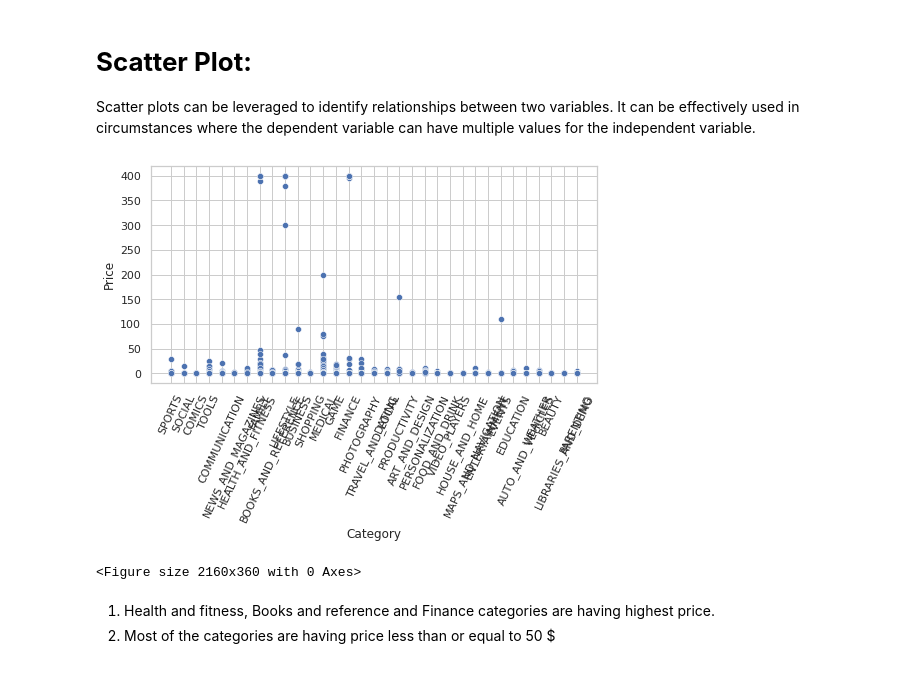
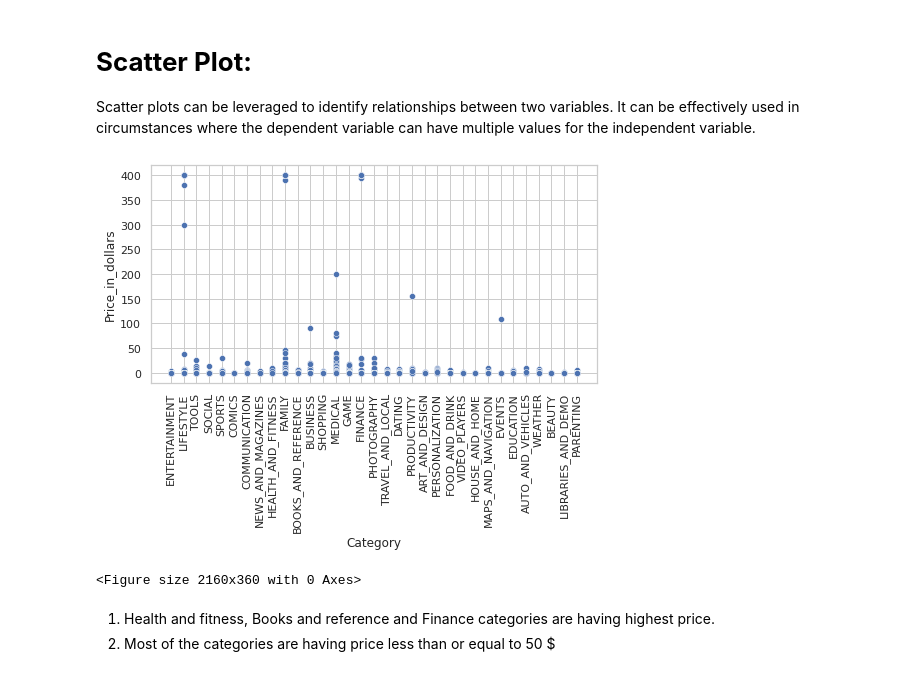
Before and after one commit to Mahima2208/EDA_PlayStore_Apps_Analysis, a Jupyter notebook: MAHIMA_PHALKEY_Play_Store_App_Review_Analysis_Capstone_Project.ipynb, the cells around one changed output. Saved outputs shown, nothing was run; the diff lists cells and outputs as text; code cells hidden in the pictures.

```diff
--- a/MAHIMA_PHALKEY_Play_Store_App_Review_Analysis_Capstone_Project.ipynb
+++ b/MAHIMA_PHALKEY_Play_Store_App_Review_Analysis_Capstone_Project.ipynb
@@ -599,4 +592,4 @@ play_store_df_1['Size']=round(play_store_df_1['Size'].astype(float),2)
 #Converting Reviews data type to int
 play_store_df_1['Reviews']=play_store_df_1['Reviews'].astype(int)
 #Renaming the Size column name to Size in MB
-play_store_df_1.rename(columns={'Size':'Size in MB'},inplace=True)
+play_store_df_1.rename(columns={'Size':'Size_in_MB'},inplace=True)
@@ -603,3 +608,20 @@ play_store_df_1.rename(columns={'Size':'Size in MB'},inplace=True)
+# %%
+#Removing - and values from column
+def hyphen_values_removal(data):
+  split_string = data.split("-", 1)
+  substring = split_string[0]
+  return substring
+# Removing data after second dot
+def irregular_data(text):
+  k=  (text.find(".")) #find "." in a string
+  m = (text.find(".", k+1)) #Find second "." in a string
+  new_string = text[:m]
+  return new_string
 # %%
 #Removing and up from Android Ver column
-play_store_df_1['Android Ver']=play_store_df_1['Android Ver'].apply(lambda x: str(x).replace('and up','') if 'and up' in str(x) else x)
+play_store_df_1['Android_Ver']=play_store_df_1['Android_Ver'].apply(lambda x: str(x).replace('and up','') if 'and up' in str(x) else x)
+#Removing W from column
+play_store_df_1['Android_Ver']=play_store_df_1['Android_Ver'].apply(lambda x: x.replace('W','') if 'W' in str(x) else x)
+#Removing - and removing data after second .
+play_store_df_1['Android_Ver']=play_store_df_1['Android_Ver'].apply(lambda x: hyphen_values_removal(x) if '-' in str(x) else x)
+play_store_df_1['Android_Ver']=play_store_df_1['Android_Ver'].apply(lambda x: irregular_data(x) if '.' in str(x) else x)
@@ -606,6 +634,6 @@ play_store_df_1['Android Ver']=play_store_df_1['Android Ver'].apply(lambda x: st
 # %%
 #Converting the data type to date time
-play_store_df_1['Last Updated'] = pd.to_datetime(play_store_df_1['Last Updated'])
+play_store_df_1['Last_Updated'] = pd.to_datetime(play_store_df_1['Last_Updated'])
 # %%
 #Checking the data type of each column
 play_store_df_1.dtypes
@@ -935,13 +964,13 @@ plt.show()
 Scatter plots can be leveraged to identify relationships between two variables. It can be effectively used in circumstances where the dependent variable can have multiple values for the independent variable.
 # %%
 #Plotting for column Category vs Price
-sns.scatterplot(x="Category", y="Price",data=play_store_df_1,palette="crest")
+sns.scatterplot(x="Category", y="Price_in_dollars",data=play_store_df_1,palette="crest")
 
-plt.xticks(rotation=65)
+plt.xticks(rotation=90)
 plt.figure(figsize=(30,5))
 rcParams['figure.figsize'] = 20,5
 # %% [output]
-[figure, old version]
+[figure, new version]
 <Figure size 2160x360 with 0 Axes>
 # %% [markdown]
 
```
Also changed, not shown: parts of 73 cells of this notebook.
